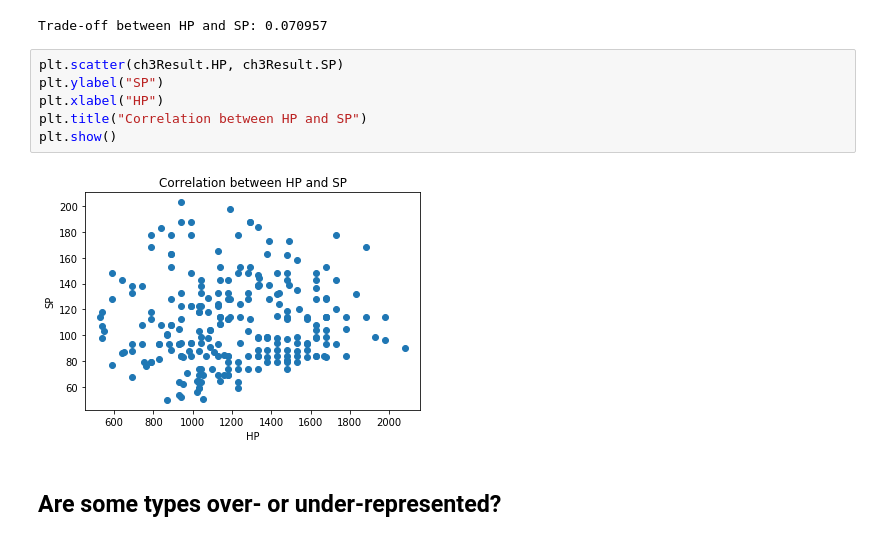
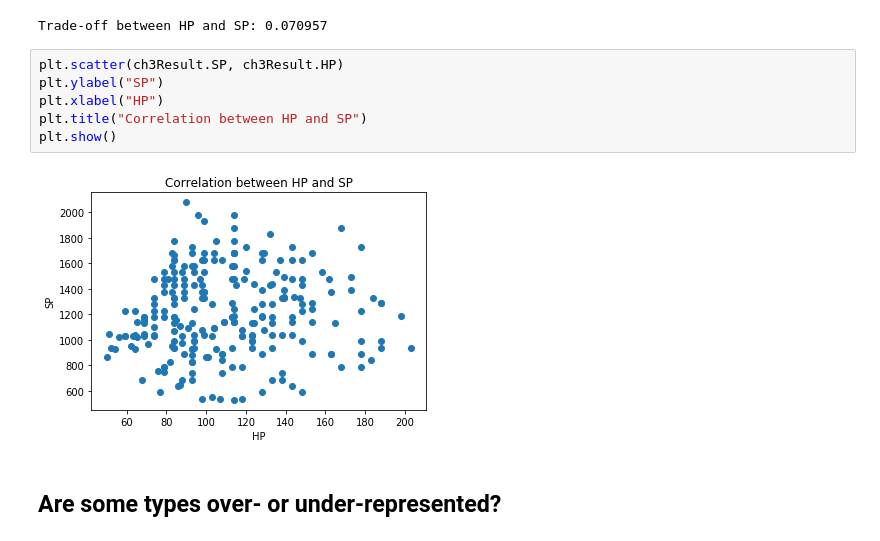
Before and after one commit to krazygaurav/Kaggle-Practice, a Jupyter notebook: Digimon.ipynb, the cells around one changed output. Cells and saved outputs as stored; diff of their text form.

```diff
--- a/Digimon.ipynb
+++ b/Digimon.ipynb
@@ -164,12 +165,12 @@ print("Trade-off between HP and SP: %f"%ch3Result["HP"].corr(ch3Result["SP"]))
 # %% [output]
 Trade-off between HP and SP: 0.070957
 # %%
-plt.scatter(ch3Result.HP, ch3Result.SP)
+plt.scatter(ch3Result.SP, ch3Result.HP)
 plt.ylabel("SP")
 plt.xlabel("HP")
 plt.title("Correlation between HP and SP")
 plt.show()
 # %% [output]
-[figure, old version]
+[figure, new version]
 # %% [markdown]
 ## Are some types over- or under-represented?
```
Also changed, not shown: parts of 15 cells of this notebook.
